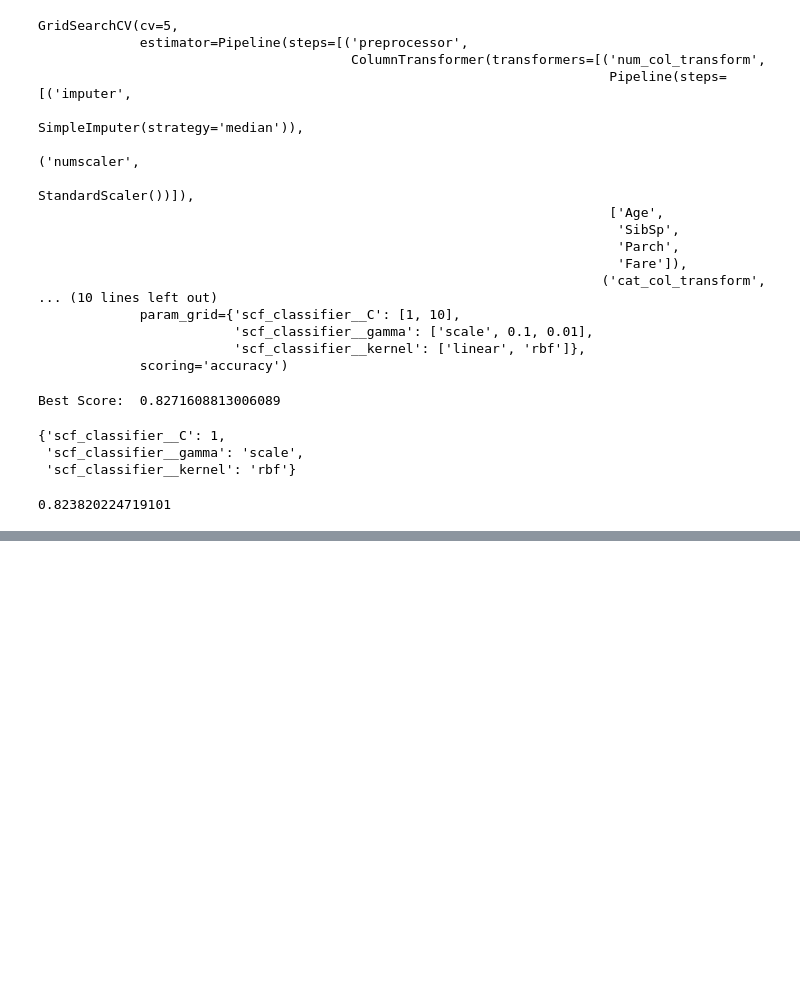
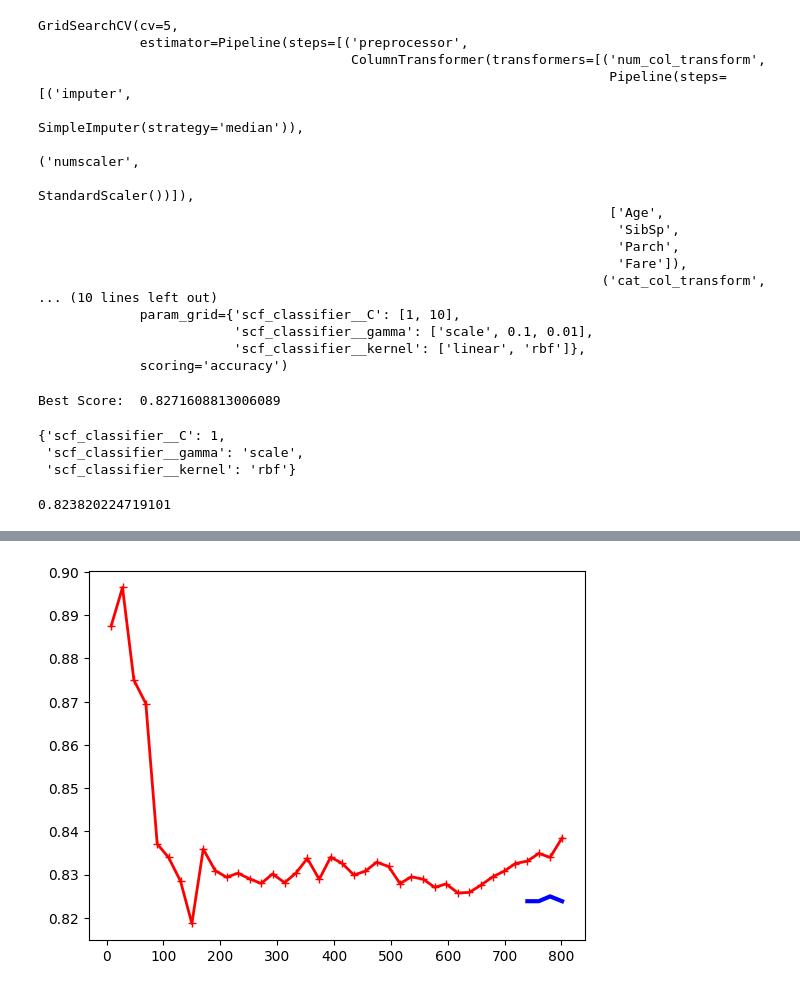
Before and after one commit to fox-buddy/MachineLearning-Collection, a Jupyter notebook: Titanic/titanic_survical.ipynb, the cells around one changed output, grey strips where cells are left out. Drawn from its saved outputs; the diff is of its cells as text; code cells hidden in the pictures; blank space fills up the shorter version.

```diff
--- a/Titanic/titanic_survical.ipynb
+++ b/Titanic/titanic_survical.ipynb
@@ -302,0 +315,10 @@ print(manual_cross_cal_score.mean())
+# %%
+# Learning Curve for KNN
+knn_clf = KNeighborsClassifier(n_neighbors= 4, weights='distance')
+
+knn_clf_with_preprocessor = Pipeline([
+    ("preprocessor", column_transformer)
+    , ("knn_classifier", knn_clf)
+])
+# %%
+train_sizes_knn, train_scores_knn, valid_scores_knn = learning_curve(knn_clf_with_preprocessor, train_data_frame, train_labels, train_sizes=np.linspace(0.01, 1.0, 40), cv=10, scoring="accuracy")
@@ -302,0 +343,9 @@ print(manual_cross_cal_score.mean())
+# %%
+train_errors_knn = train_scores.mean(axis=1)
+valid_errors_knn = valid_scores.mean(axis=1)
+# %%
+plt.plot(train_sizes_knn, train_errors_knn, "r-+", linewidth=2, label="Trainingsdatensatz")
+plt.plot(train_sizes_knn, valid_errors_knn, "b-", linewidth=3, label="Validierungsdatensatz")
+plt.show()
+# %% [output]
+[figure, added]
```
Also changed, not shown: parts of 6 cells of this notebook.
